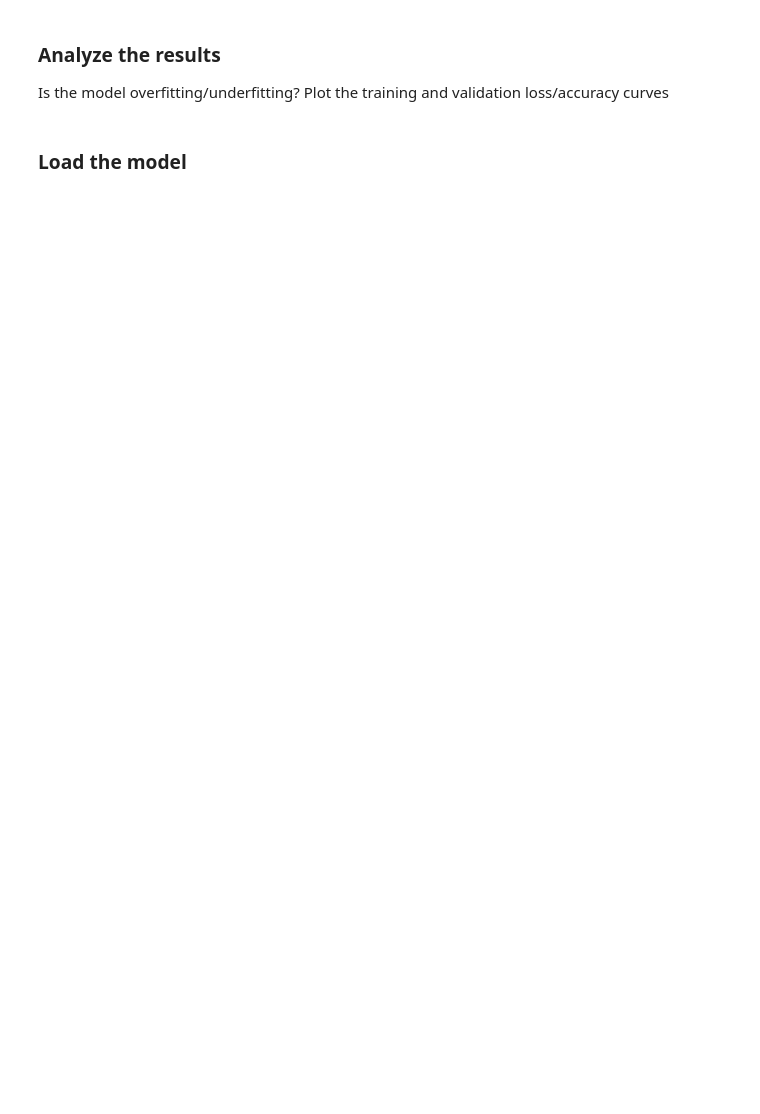
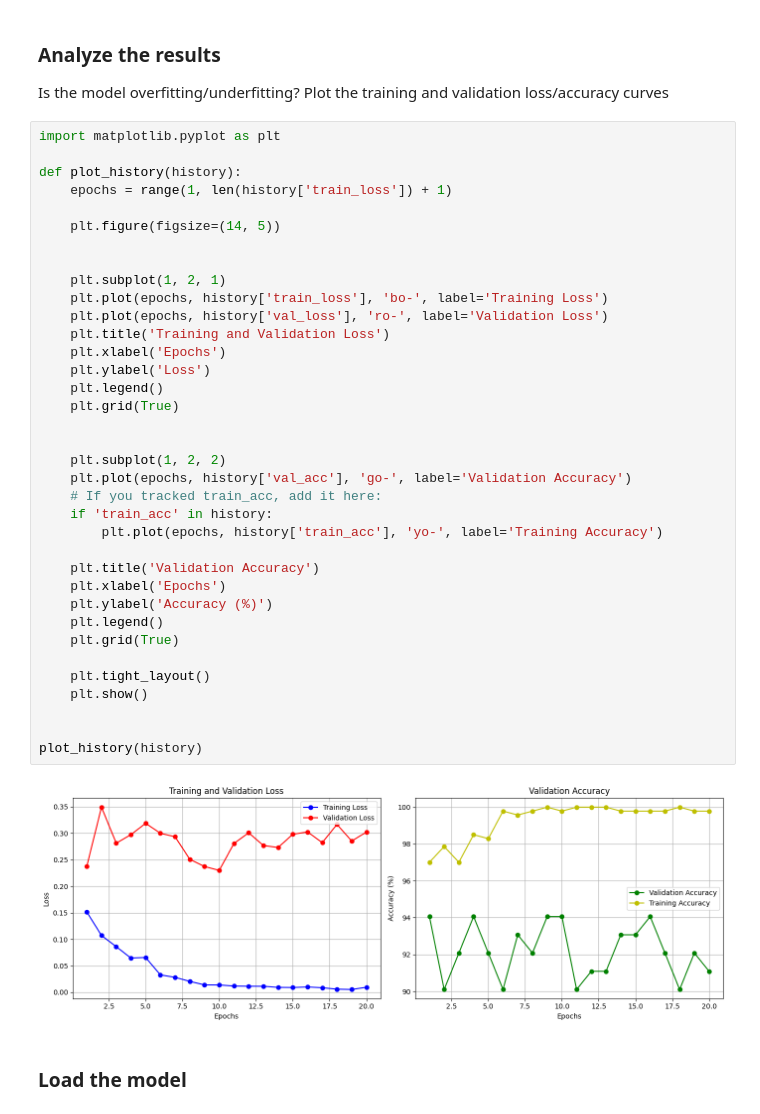
Before and after one commit to Komail-Prog/ai-pros-v1-2025, a Jupyter notebook: W4_DL/final_project/horse_classification.ipynb, the cells around one changed output. Saved outputs shown, nothing was run; the diff lists cells and outputs as text; blank space fills up the shorter version.

```diff
--- a/W4_DL/final_project/horse_classification.ipynb
+++ b/W4_DL/final_project/horse_classification.ipynb
@@ -214,5 +561,43 @@ it should Save the best model and track train and val loss and accuracy
 ### Analyze the results
 Is the model overfitting/underfitting?
 Plot the training and validation loss/accuracy curves
+# %%
+import matplotlib.pyplot as plt
+
+def plot_history(history):
+    epochs = range(1, len(history['train_loss']) + 1)
+
+    plt.figure(figsize=(14, 5))
+
+
+    plt.subplot(1, 2, 1)
+    plt.plot(epochs, history['train_loss'], 'bo-', label='Training Loss')
+    plt.plot(epochs, history['val_loss'], 'ro-', label='Validation Loss')
+    plt.title('Training and Validation Loss')
+    plt.xlabel('Epochs')
+    plt.ylabel('Loss')
+    plt.legend()
+    plt.grid(True)
+
+
+    plt.subplot(1, 2, 2)
+    plt.plot(epochs, history['val_acc'], 'go-', label='Validation Accuracy')
+    # If you tracked train_acc, add it here:
+    if 'train_acc' in history:
+        plt.plot(epochs, history['train_acc'], 'yo-', label='Training Accuracy')
+
+    plt.title('Validation Accuracy')
+    plt.xlabel('Epochs')
+    plt.ylabel('Accuracy (%)')
+    plt.legend()
+    plt.grid(True)
+
+    plt.tight_layout()
+    plt.show()
+
+
+plot_history(history)
+# %% [output]
+[figure, added]
 # %% [markdown]
 ### Load the model
```
Also changed, not shown: parts of 19 cells of this notebook.
